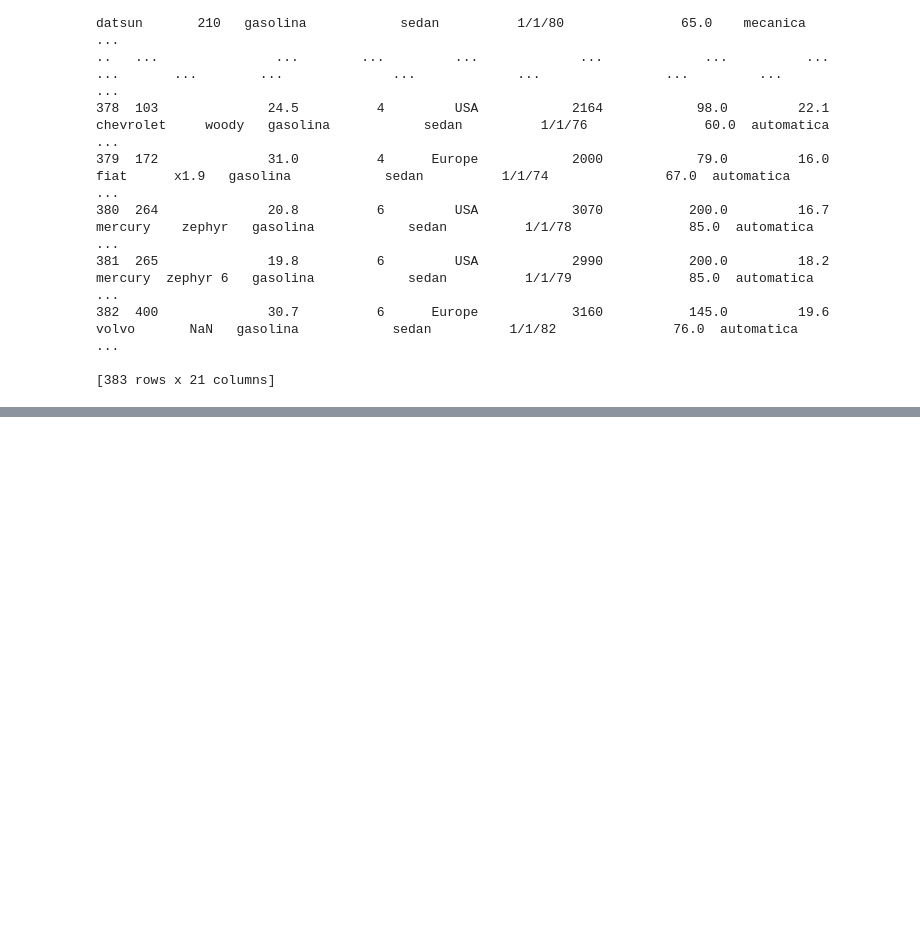
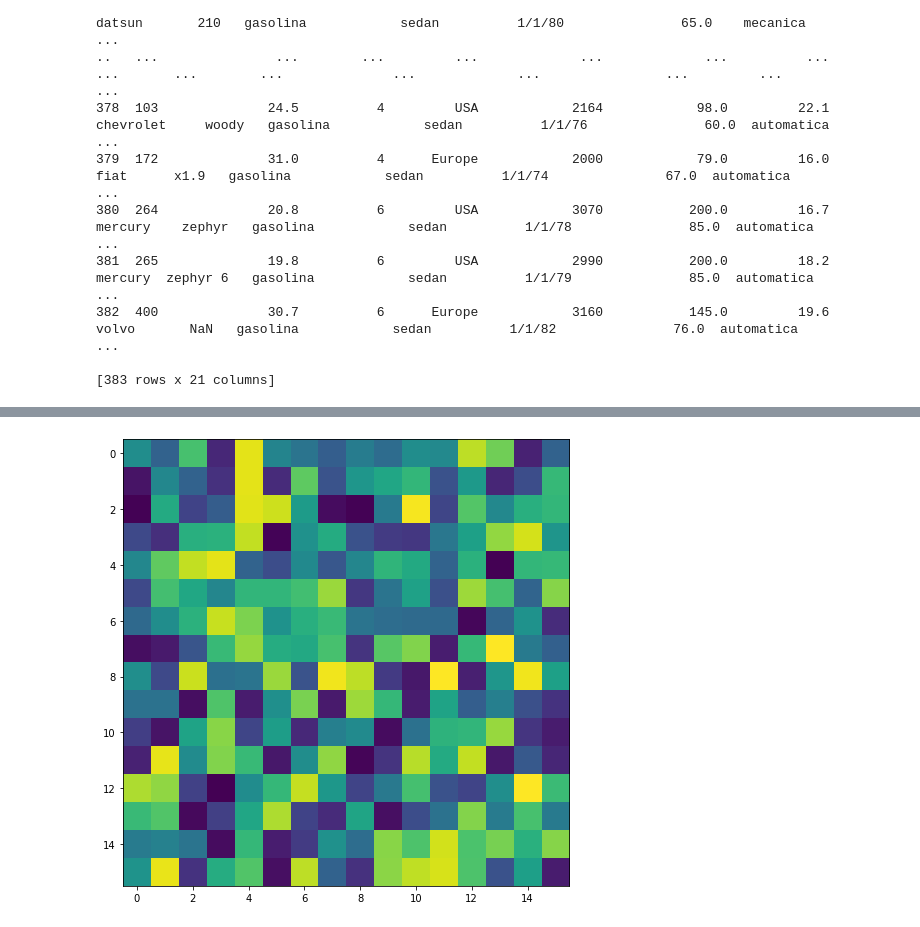
Before and after one commit to leonardosanchez2017/DATA-ANALYTICS-Academy, a Jupyter notebook: Practica2.ipynb, the cells around one changed output, grey strips where cells are left out. Cells and saved outputs as stored; diff of their text form; code cells hidden in the pictures; blank space fills up the shorter version.

```diff
--- a/Practica2.ipynb
+++ b/Practica2.ipynb
@@ -70,0 +200,8 @@ Este punto lo realice de forma directa, trate de hacerlo relacionando dos campos
+# %%
+
+fig, ax = plt.subplots(figsize=(8, 9))
+x = np.random.random((16, 16))
+ax.imshow(x)
+plt.show()
+# %% [output]
+[figure, added]
```
Also changed, not shown: parts of 22 cells of this notebook.
